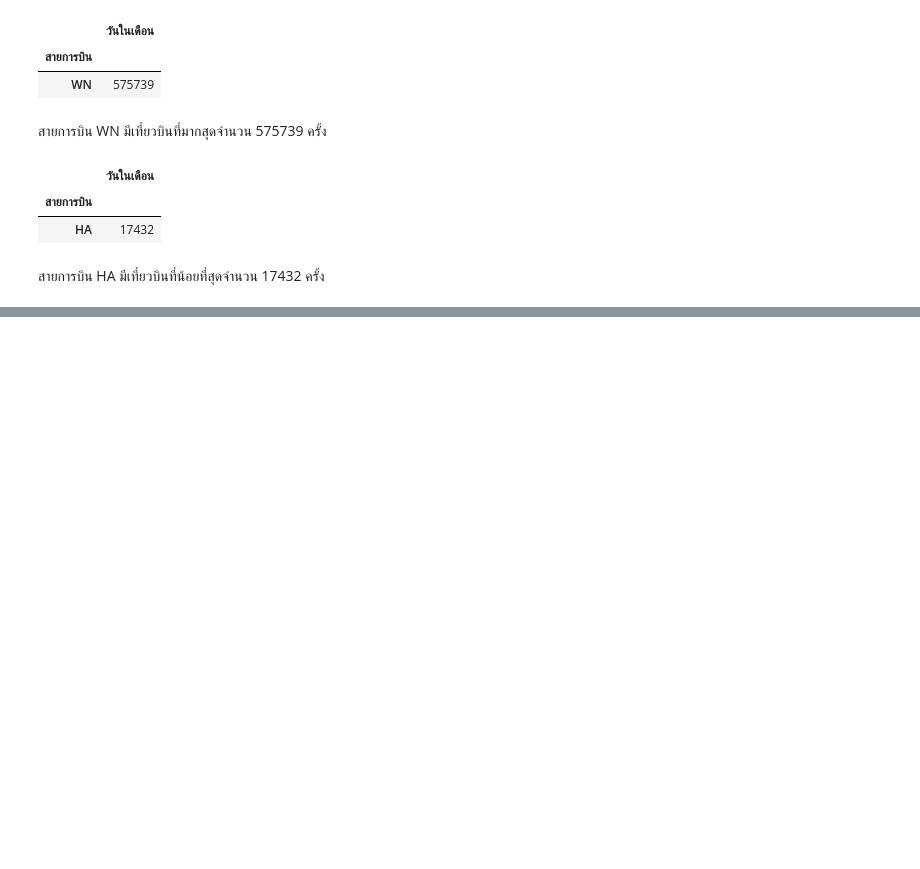
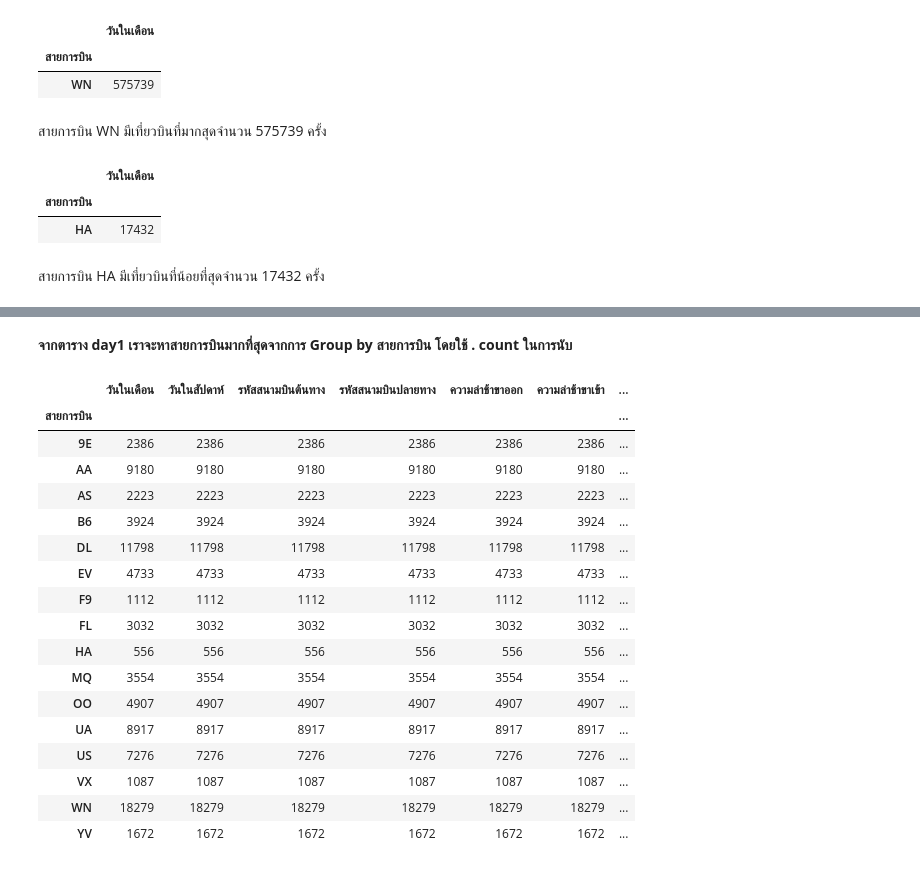
Before and after one commit to sitthatkaja/DWDM21, a Jupyter notebook: MiniExam.ipynb, the cells around one changed output, grey strips where cells are left out. Drawn from its saved outputs; the diff is of its cells as text; code cells hidden in the pictures; blank space fills up the shorter version.

```diff
--- a/MiniExam.ipynb
+++ b/MiniExam.ipynb
@@ -164,0 +173,3 @@ min
+# %%
+day1 = merged_data[merged_data['วันในเดือน']==1]
+day1
@@ -164,0 +190,23 @@ min
+# %% [markdown]
+**จากตาราง day1 เราจะหาสายการบินมากที่สุดจากการ Group by สายการบิน โดยใช้ . count ในการนับ**
+# %%
+day1.groupby('สายการบิน').count()
+# %% [output]
+|  | วันในเดือน | วันในสัปดาห์ | รหัสสนามบินต้นทาง | รหัสสนามบินปลายทาง | ความล่าช้าขาออก | ความล่าช้าขาเข้า | ... |
+| สายการบิน |  |  |  |  |  |  | ... |
+| 9E | 2386 | 2386 | 2386 | 2386 | 2386 | 2386 | ... |
+| AA | 9180 | 9180 | 9180 | 9180 | 9180 | 9180 | ... |
+| AS | 2223 | 2223 | 2223 | 2223 | 2223 | 2223 | ... |
+| B6 | 3924 | 3924 | 3924 | 3924 | 3924 | 3924 | ... |
+| DL | 11798 | 11798 | 11798 | 11798 | 11798 | 11798 | ... |
+| EV | 4733 | 4733 | 4733 | 4733 | 4733 | 4733 | ... |
+| F9 | 1112 | 1112 | 1112 | 1112 | 1112 | 1112 | ... |
+| FL | 3032 | 3032 | 3032 | 3032 | 3032 | 3032 | ... |
+| HA | 556 | 556 | 556 | 556 | 556 | 556 | ... |
+| MQ | 3554 | 3554 | 3554 | 3554 | 3554 | 3554 | ... |
+| OO | 4907 | 4907 | 4907 | 4907 | 4907 | 4907 | ... |
+| UA | 8917 | 8917 | 8917 | 8917 | 8917 | 8917 | ... |
+| US | 7276 | 7276 | 7276 | 7276 | 7276 | 7276 | ... |
+| VX | 1087 | 1087 | 1087 | 1087 | 1087 | 1087 | ... |
+| WN | 18279 | 18279 | 18279 | 18279 | 18279 | 18279 | ... |
+| YV | 1672 | 1672 | 1672 | 1672 | 1672 | 1672 | ... |
```
Also changed, not shown: parts of 9 cells of this notebook.
